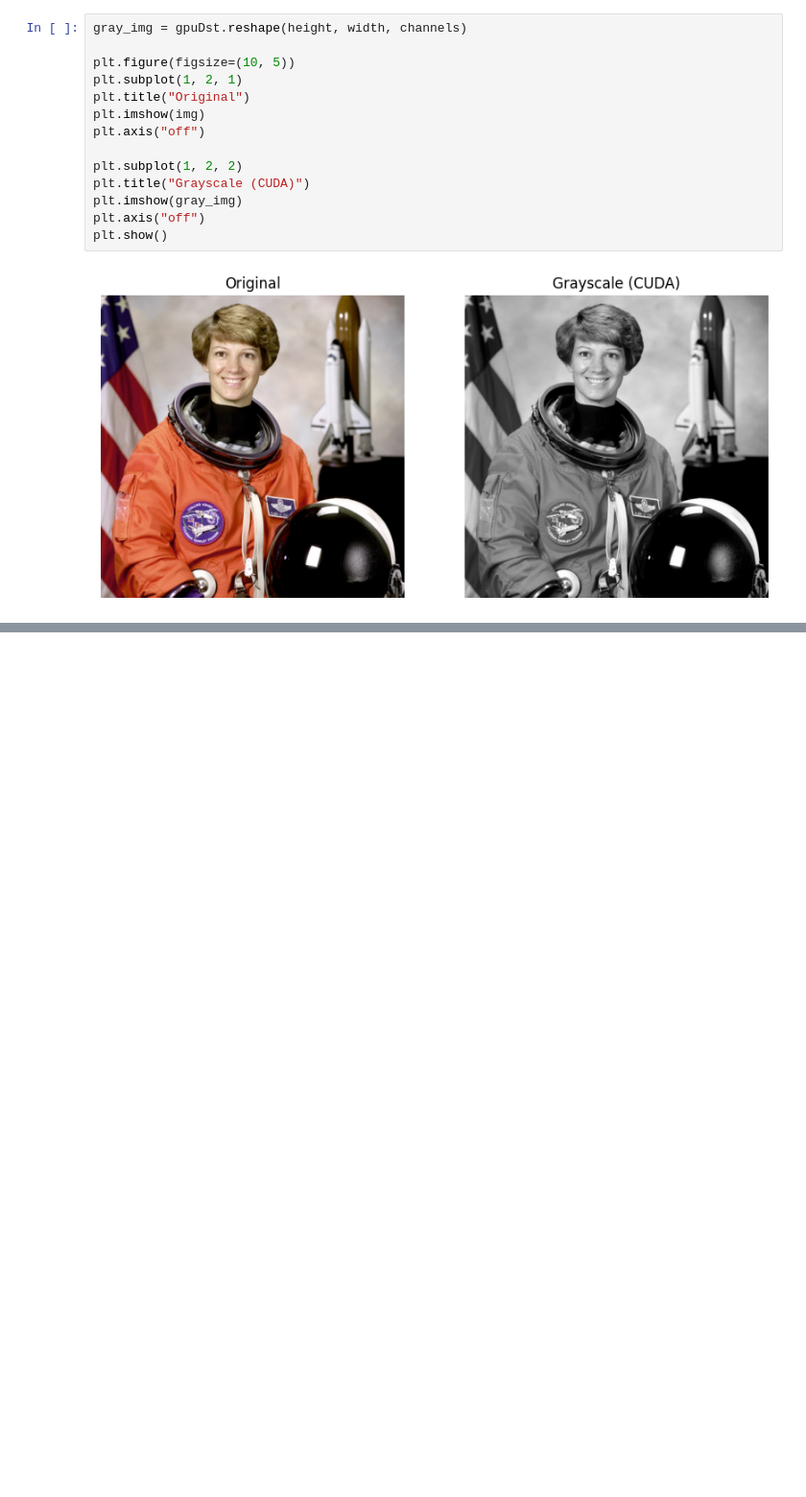
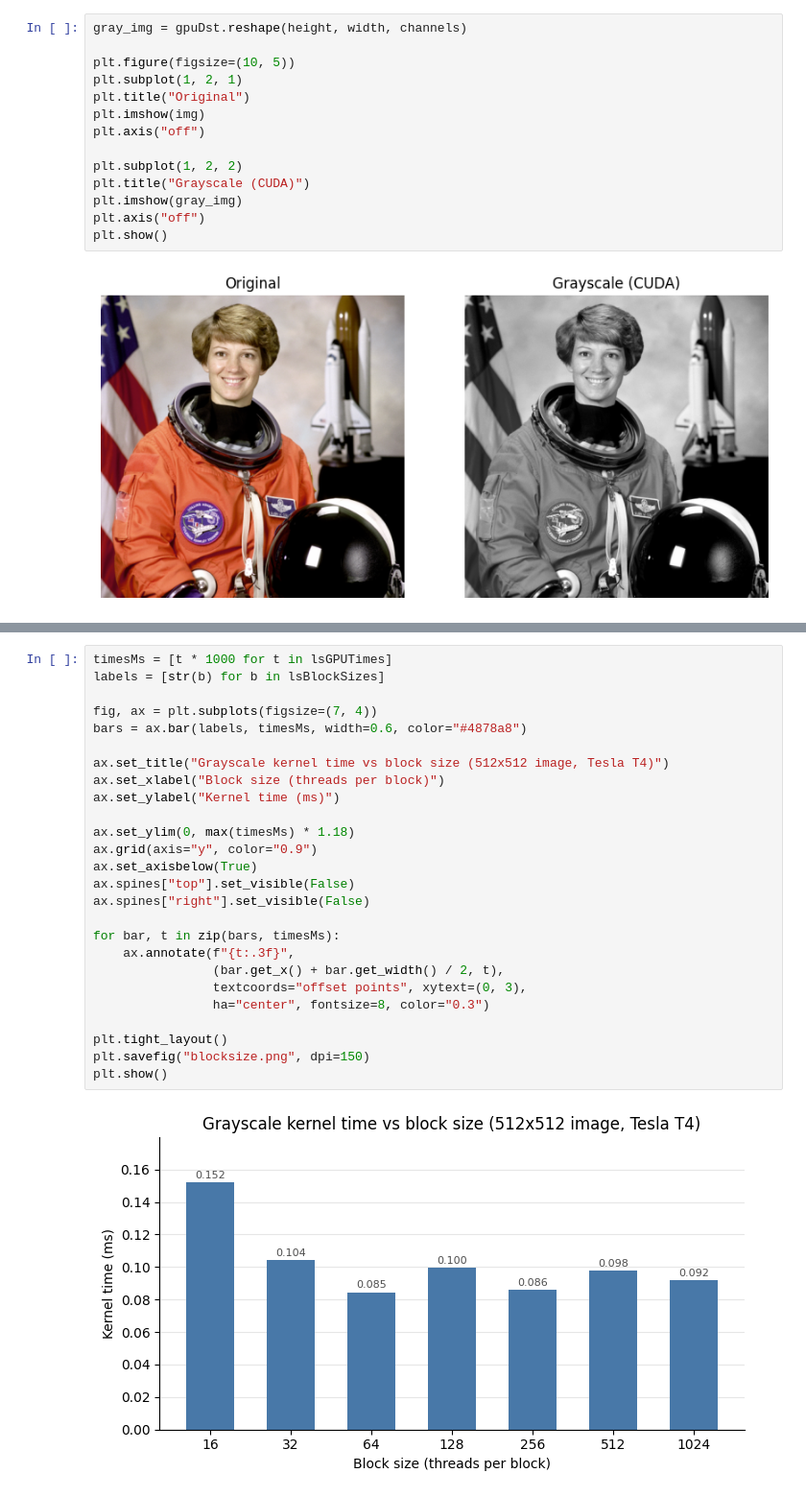
Before and after one commit to thuylnt/advancedhpc2026, a Jupyter notebook: Lab3/Labwork3.ipynb, the cells around one changed output, grey strips where cells are left out. Shown at 96% size. Cells and saved outputs as stored; diff of their text form; blank space fills up the shorter version.

```diff
--- a/Lab3/Labwork3.ipynb
+++ b/Lab3/Labwork3.ipynb
@@ -102,0 +143,28 @@ plt.show()
+# %%
+timesMs = [t * 1000 for t in lsGPUTimes]
+labels = [str(b) for b in lsBlockSizes]
+
+fig, ax = plt.subplots(figsize=(7, 4))
+bars = ax.bar(labels, timesMs, width=0.6, color="#4878a8")
+
+ax.set_title("Grayscale kernel time vs block size (512x512 image, Tesla T4)")
+ax.set_xlabel("Block size (threads per block)")
+ax.set_ylabel("Kernel time (ms)")
+
+ax.set_ylim(0, max(timesMs) * 1.18)
+ax.grid(axis="y", color="0.9")
+ax.set_axisbelow(True)
+ax.spines["top"].set_visible(False)
+ax.spines["right"].set_visible(False)
+
+for bar, t in zip(bars, timesMs):
+    ax.annotate(f"{t:.3f}",
+                (bar.get_x() + bar.get_width() / 2, t),
+                textcoords="offset points", xytext=(0, 3),
+                ha="center", fontsize=8, color="0.3")
+
+plt.tight_layout()
+plt.savefig("blocksize.png", dpi=150)
+plt.show()
+# %% [output]
+[figure, added]
```
Also changed, not shown: parts of 6 cells of this notebook, 2 other files.
